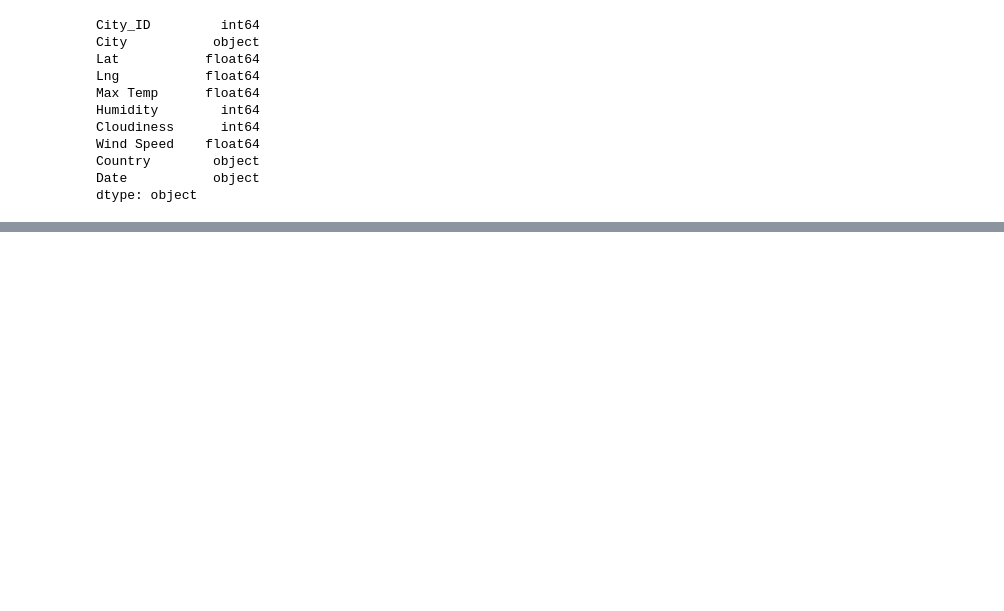
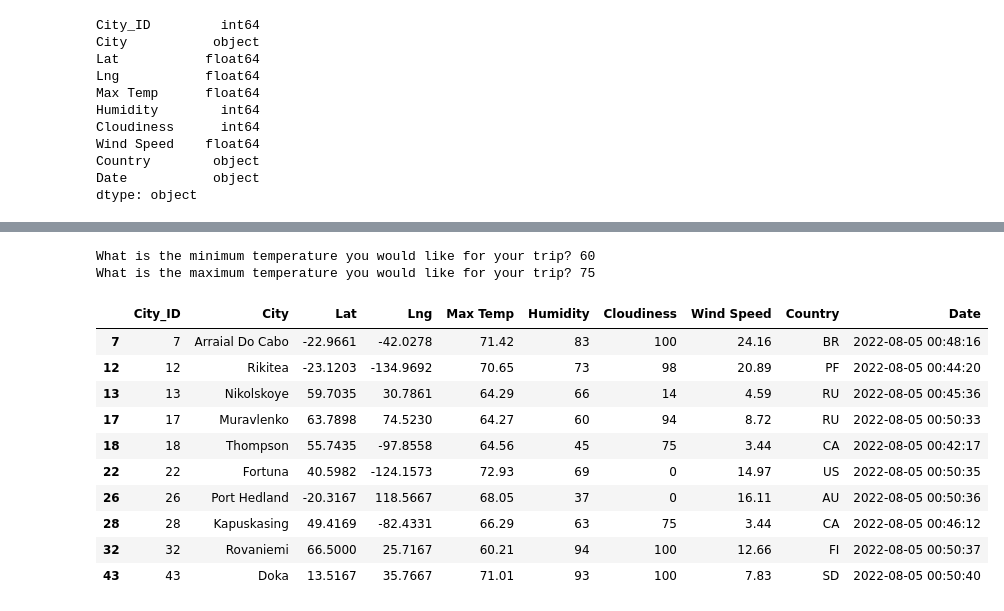
Before and after one commit to Normanfamdamly/World_Weather_Analysis, a Jupyter notebook: VacationPy.ipynb, the cells around one changed output, grey strips where cells are left out. Saved outputs shown, nothing was run; the diff lists cells and outputs as text; code cells hidden in the pictures; blank space fills up the shorter version.

```diff
--- a/VacationPy.ipynb
+++ b/VacationPy.ipynb
@@ -66,0 +74,24 @@ for temp in max_temp:
+# %%
+# Ask the customer to add a minimum and maximum temperature value.
+min_temp = float(input("What is the minimum temperature you would like for your trip? "))
+max_temp = float(input("What is the maximum temperature you would like for your trip? "))
+# %% [output]
+What is the minimum temperature you would like for your trip? 60
+What is the maximum temperature you would like for your trip? 75
+# %%
+# Filter the dataset to find the cities that fit the criteria.
+preferred_cities_df = city_data_df.loc[(city_data_df["Max Temp"] <= max_temp) & \
+                                       (city_data_df["Max Temp"] >= min_temp)]
+preferred_cities_df.head(10)
+# %% [output]
+|  | City_ID | City | Lat | Lng | Max Temp | Humidity | Cloudiness | Wind Speed | Country | Date |
+| 7 | 7 | Arraial Do Cabo | -22.9661 | -42.0278 | 71.42 | 83 | 100 | 24.16 | BR | 2022-08-05 00:48:16 |
+| 12 | 12 | Rikitea | -23.1203 | -134.9692 | 70.65 | 73 | 98 | 20.89 | PF | 2022-08-05 00:44:20 |
+| 13 | 13 | Nikolskoye | 59.7035 | 30.7861 | 64.29 | 66 | 14 | 4.59 | RU | 2022-08-05 00:45:36 |
+| 17 | 17 | Muravlenko | 63.7898 | 74.5230 | 64.27 | 60 | 94 | 8.72 | RU | 2022-08-05 00:50:33 |
+| 18 | 18 | Thompson | 55.7435 | -97.8558 | 64.56 | 45 | 75 | 3.44 | CA | 2022-08-05 00:42:17 |
+| 22 | 22 | Fortuna | 40.5982 | -124.1573 | 72.93 | 69 | 0 | 14.97 | US | 2022-08-05 00:50:35 |
+| 26 | 26 | Port Hedland | -20.3167 | 118.5667 | 68.05 | 37 | 0 | 16.11 | AU | 2022-08-05 00:50:36 |
+| 28 | 28 | Kapuskasing | 49.4169 | -82.4331 | 66.29 | 63 | 75 | 3.44 | CA | 2022-08-05 00:46:12 |
+| 32 | 32 | Rovaniemi | 66.5000 | 25.7167 | 60.21 | 94 | 100 | 12.66 | FI | 2022-08-05 00:50:37 |
+| 43 | 43 | Doka | 13.5167 | 35.7667 | 71.01 | 93 | 100 | 7.83 | SD | 2022-08-05 00:50:40 |
```
Also changed, not shown: parts of 8 cells of this notebook, 1 other file.
